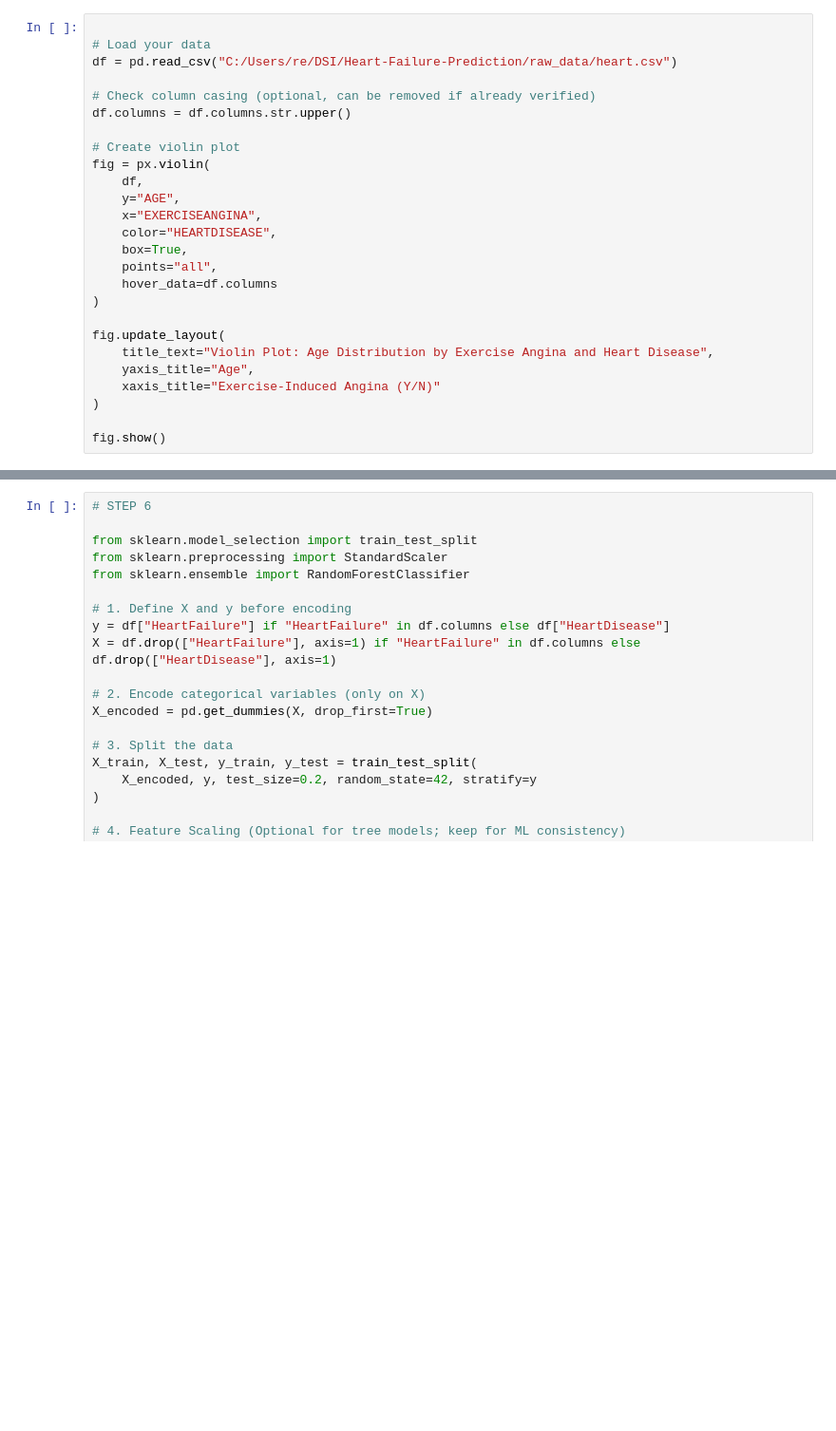
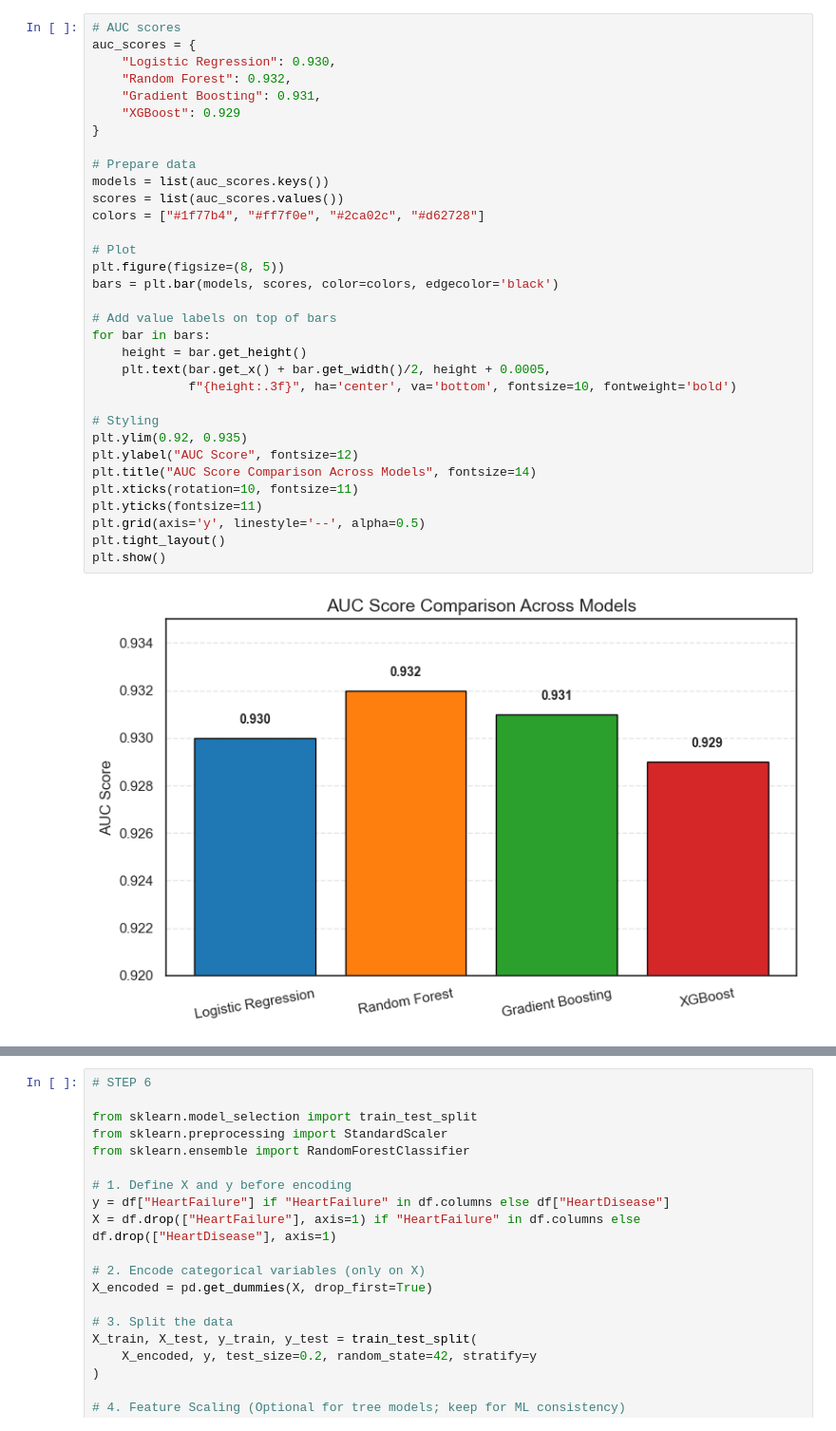
Before and after one commit to anupgp/Heart-Failure-Prediction, a Jupyter notebook: EDA-Prediction_KA.ipynb, the cells around one changed output, grey strips where cells are left out. Shown at 95% size. Cells and saved outputs as stored; diff of their text form; blank space fills up the shorter version.

```diff
--- a/EDA-Prediction_KA.ipynb
+++ b/EDA-Prediction_KA.ipynb
@@ -250,26 +449,35 @@ plt.show()
 # %%
+# AUC scores
+auc_scores = {
+    "Logistic Regression": 0.930,
+    "Random Forest": 0.932,
+    "Gradient Boosting": 0.931,
+    "XGBoost": 0.929
+}
 
-# Load your data
-df = pd.read_csv("C:/Users/re/DSI/Heart-Failure-Prediction/raw_data/heart.csv")
+# Prepare data
+models = list(auc_scores.keys())
+scores = list(auc_scores.values())
+colors = ["#1f77b4", "#ff7f0e", "#2ca02c", "#d62728"]
 
-# Check column casing (optional, can be removed if already verified)
-df.columns = df.columns.str.upper()
+# Plot
+plt.figure(figsize=(8, 5))
+bars = plt.bar(models, scores, color=colors, edgecolor='black')
 
-# Create violin plot
-fig = px.violin(
-    df,
-    y="AGE",
-    x="EXERCISEANGINA",
-    color="HEARTDISEASE",
-    box=True,
-    points="all",
-    hover_data=df.columns
-)
+# Add value labels on top of bars
+for bar in bars:
+    height = bar.get_height()
+    plt.text(bar.get_x() + bar.get_width()/2, height + 0.0005,
+             f"{height:.3f}", ha='center', va='bottom', fontsize=10, fontweight='bold')
 
-fig.update_layout(
-    title_text="Violin Plot: Age Distribution by Exercise Angina and Heart Disease",
-    yaxis_title="Age",
-    xaxis_title="Exercise-Induced Angina (Y/N)"
-)
-
-fig.show()
+# Styling
+plt.ylim(0.92, 0.935)
+plt.ylabel("AUC Score", fontsize=12)
+plt.title("AUC Score Comparison Across Models", fontsize=14)
+plt.xticks(rotation=10, fontsize=11)
+plt.yticks(fontsize=11)
+plt.grid(axis='y', linestyle='--', alpha=0.5)
+plt.tight_layout()
+plt.show()
+# %% [output]
+[figure, added]
```
Also changed, not shown: parts of 19 cells of this notebook.
